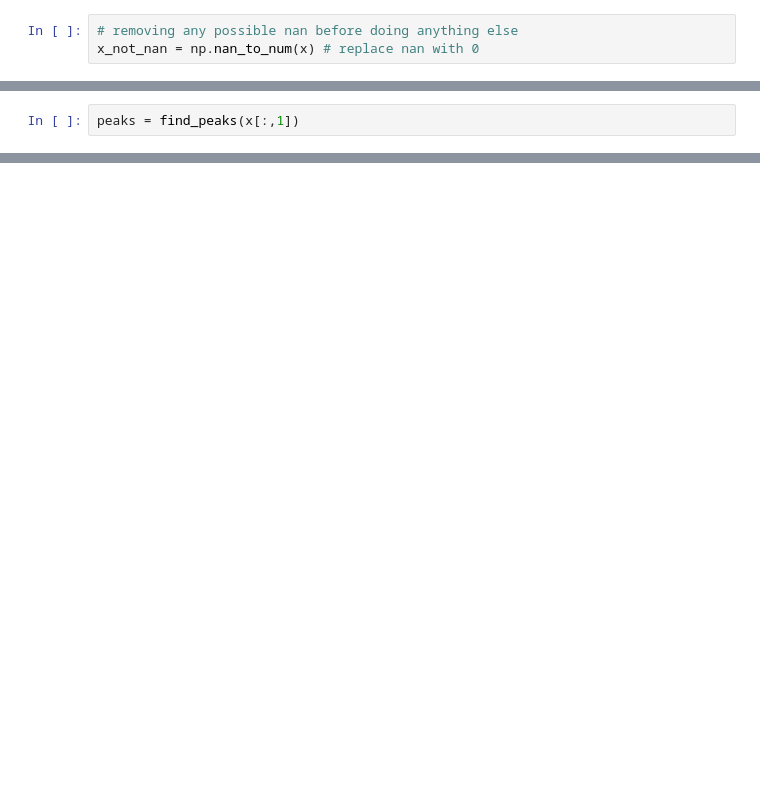
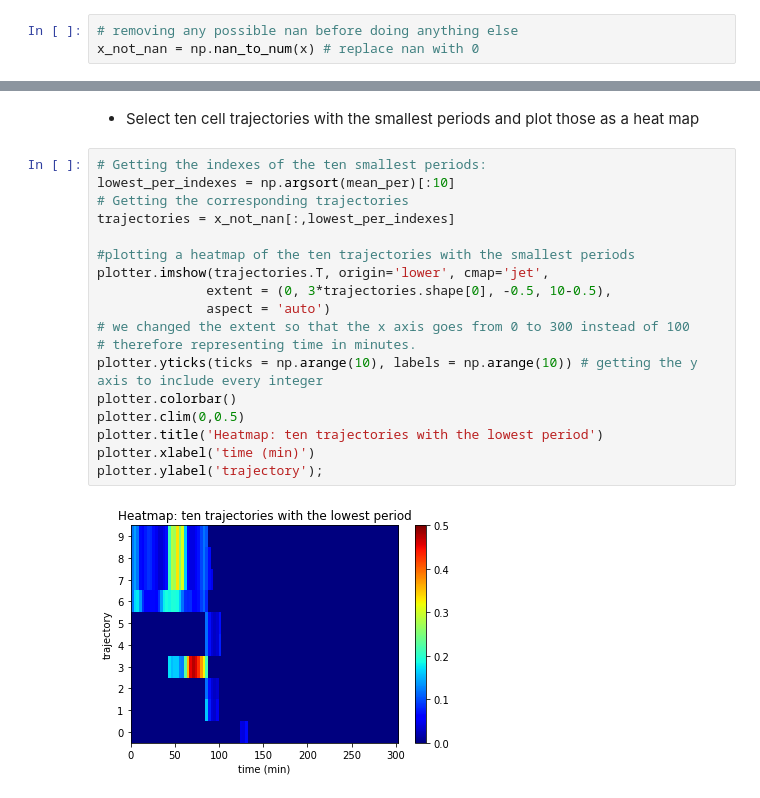
Before and after one commit to javierlopezrodriguez/Accelerated_Advanced_Python_weeks3_4, a Jupyter notebook: Day5.ipynb, the cells around one changed output, grey strips where cells are left out. Saved outputs shown, nothing was run; the diff lists cells and outputs as text; blank space fills up the shorter version.

```diff
--- a/Day5.ipynb
+++ b/Day5.ipynb
@@ -183,2 +23,0 @@ x.shape
-# %%
-peaks = find_peaks(x[:,1])
@@ -217,0 +132,22 @@ lt[0][0]
+# %% [markdown]
+- Select ten cell trajectories with the smallest periods and plot those as a heat map
+# %%
+# Getting the indexes of the ten smallest periods:
+lowest_per_indexes = np.argsort(mean_per)[:10]
+# Getting the corresponding trajectories
+trajectories = x_not_nan[:,lowest_per_indexes]
+
+#plotting a heatmap of the ten trajectories with the smallest periods
+plotter.imshow(trajectories.T, origin='lower', cmap='jet',
+              extent = (0, 3*trajectories.shape[0], -0.5, 10-0.5),
+              aspect = 'auto')
+# we changed the extent so that the x axis goes from 0 to 300 instead of 100
+# therefore representing time in minutes.
+plotter.yticks(ticks = np.arange(10), labels = np.arange(10)) # getting the y axis to include every integer
+plotter.colorbar()
+plotter.clim(0,0.5)
+plotter.title('Heatmap: ten trajectories with the lowest period')
+plotter.xlabel('time (min)')
+plotter.ylabel('trajectory');
+# %% [output]
+[figure, added]
```
Also changed, not shown: parts of 45 cells of this notebook.
